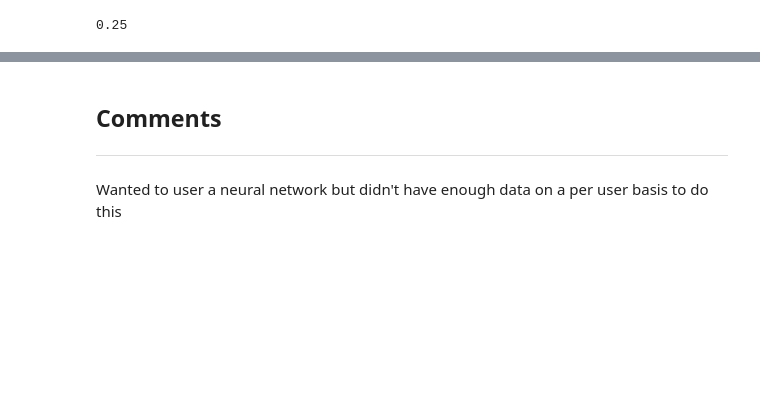
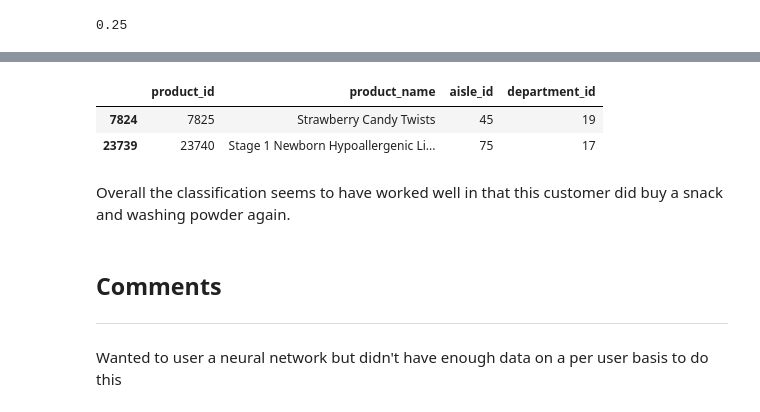
Before and after one commit to 1carew1/instacart_investigation, a Jupyter notebook: Assignment_2_Classification.ipynb, the cells around one changed output, grey strips where cells are left out. Drawn from its saved outputs; the diff is of its cells as text; code cells hidden in the pictures; blank space fills up the shorter version.

```diff
--- a/Assignment_2_Classification.ipynb
+++ b/Assignment_2_Classification.ipynb
@@ -310,0 +320,3 @@ print(test_product_mix.as_matrix())
+# %%
+actual_product_mix = test_product_mix.as_matrix()[0].tolist()
+print(actual_product_mix)
@@ -311,3 +337,12 @@ print(test_product_mix.as_matrix())
+# %%
+actual_products = find_product_from_ids(actual_product_mix, train_product_mix.columns.values, products)
+actual_products.head(actual_products.shape[0])
+# %% [output]
+|  | product_id | product_name | aisle_id | department_id |
+| 7824 | 7825 | Strawberry Candy Twists | 45 | 19 |
+| 23739 | 23740 | Stage 1 Newborn Hypoallergenic Li... | 75 | 17 |
+# %% [markdown]
+Overall the classification seems to have worked well in that this customer did buy a snack and washing powder again.
 # %% [markdown]
 ## Comments
 ***
```
Also changed, not shown: parts of 8 cells of this notebook.
